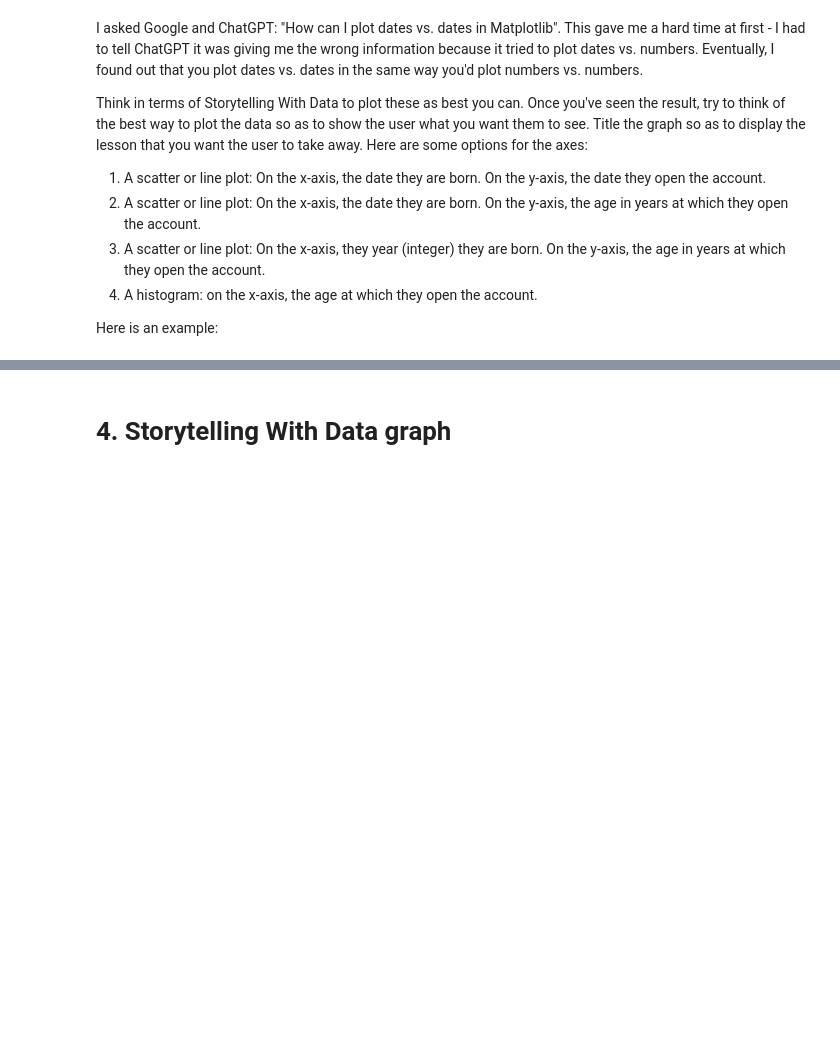
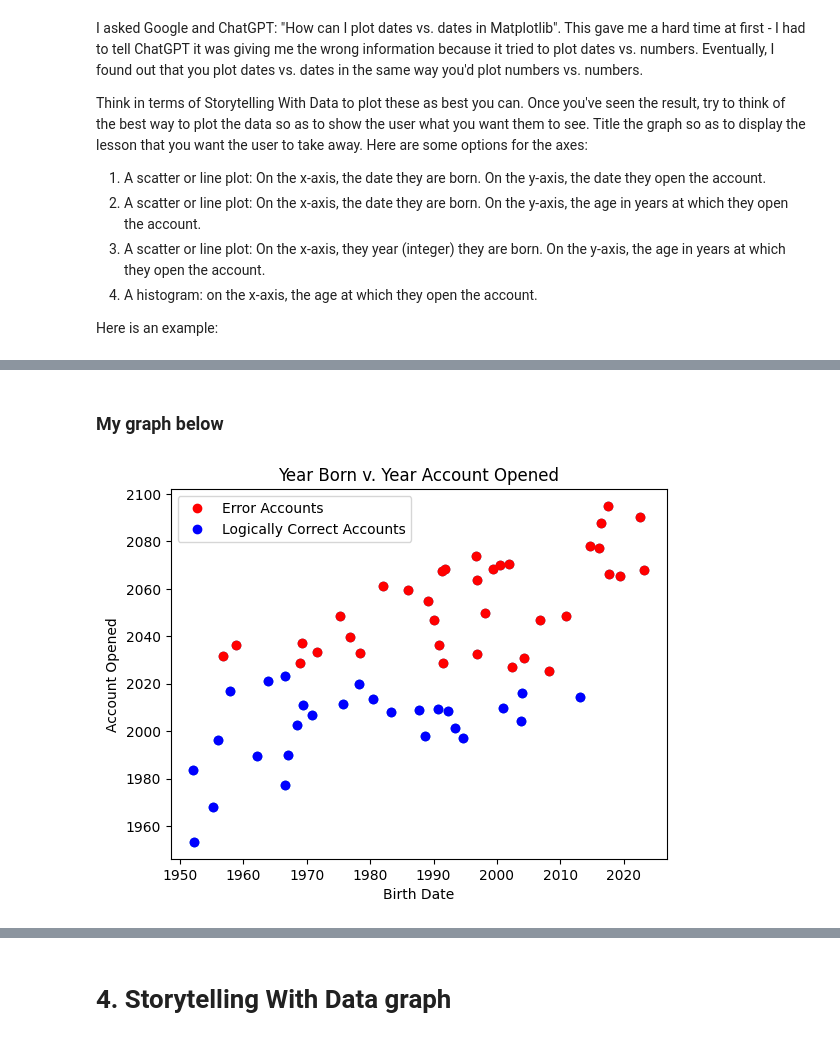
Before and after one commit to mclevel/699---AI-for-leaders, a Jupyter notebook: Week1.ipynb, the cells around one changed output, grey strips where cells are left out. Saved outputs shown, nothing was run; the diff lists cells and outputs as text; code cells hidden in the pictures; blank space fills up the shorter version.

```diff
--- a/Week1.ipynb
+++ b/Week1.ipynb
@@ -468,3 +470,7 @@ df2.iloc[0:5]
 | 7 | 7.0 | 2016-06-18 | 593-49-1249 | 16.0 | 2087-07-24 | savings | 8 | False | False | ... |
 # %% [markdown]
 Now, change the cd, checking, and savings columns into integers.
+# %%
+# MY WORK - converting to integers
+col_convert = ["cd","checking","savings"]
+df2[col_convert] = df2[col_convert].astype(int)
@@ -482,3 +544,7 @@ https://stackoverflow.com/questions/26072087/pandas-number-of-days-elapsed-since
 If you check, I think you'll find that all dates are more recent than 120 years ago.  What about the AccountOpened columns?  I see some obviously wrong dates there just by looking at the first few rows.
 
 Along those same lines, are there any birth dates that are too recent?  Do we think that any two year olds will have opened bank accounts?  How common do you think this is in real life?  How common is it in our data set?  Can you detect the two year olds opening bank accounts using just one column, or do you need two columns?
+# %%
+today2 = datetime.today()
+
+df2['Years Open'] = df2['AccountOpened'].apply(lambda x: today.year - x.year - ((today.month, today.day) < (x.month, x.day)))
@@ -505,0 +600,18 @@ ax.set_xlabel("Birth Date") # label the x axis
+# %% [markdown]
+### My graph below
+# %%
+x = df2["BirthDate"]
+y = df2["AccountOpened"]
+threshold = pd.to_datetime(today2)
+
+ax = plt.gca()
+ax.scatter(x, y)
+ax.set_ylabel("Account Opened")
+ax.set_xlabel("Birth Date")
+ax.plot(x[y > threshold], y[y > threshold], 'ro', label='Error Accounts')
+ax.plot(x[y <= threshold], y[y <= threshold], 'bo', label='Logically Correct Accounts')
+ax.legend()
+ax.set_title("Year Born v. Year Account Opened")
+plt.show()
+# %% [output]
+[figure, added]
```
Also changed, not shown: parts of 17 cells of this notebook.
